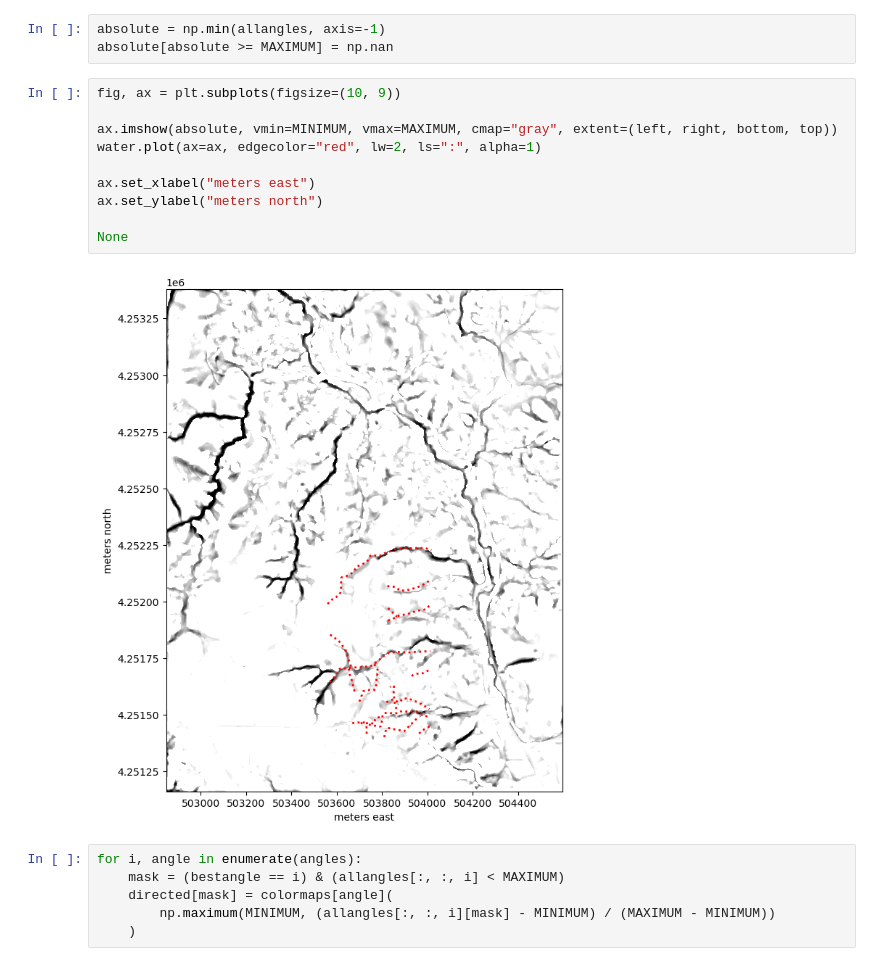
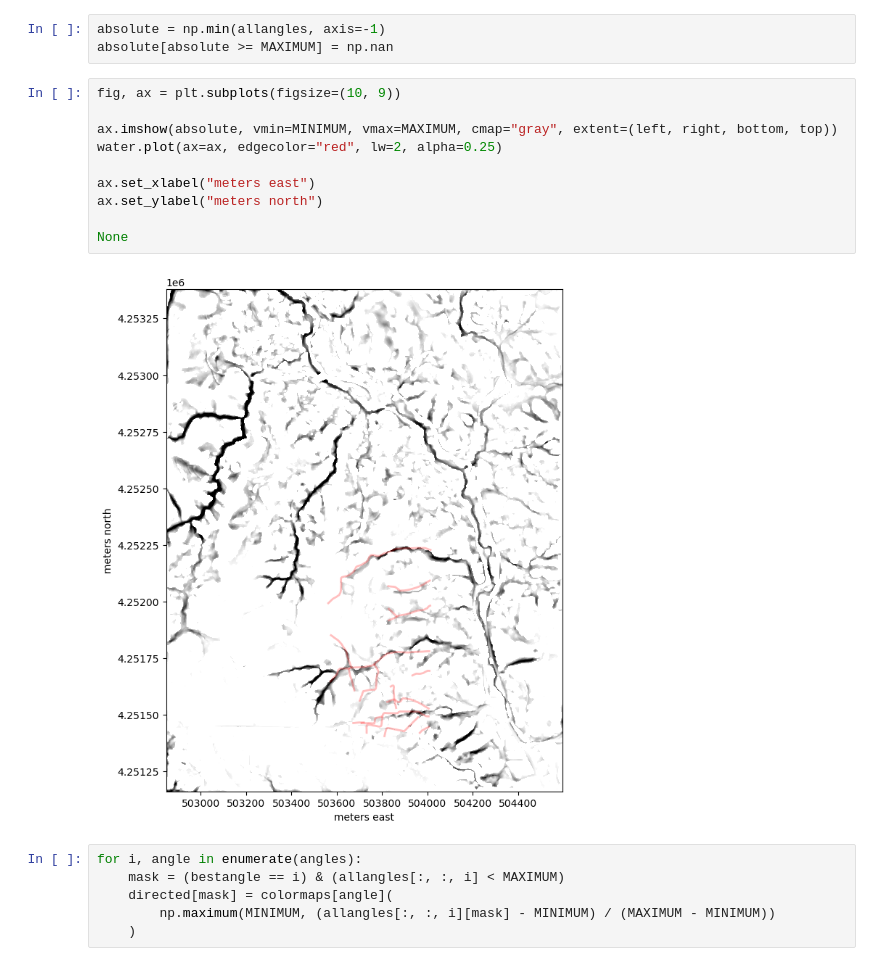
Before and after one commit to dsi-rse/gully-map, a Jupyter notebook: notebooks/convolution-kernels.ipynb, the cells around one changed output. Saved outputs shown, nothing was run; the diff lists cells and outputs as text.

```diff
--- a/notebooks/convolution-kernels.ipynb
+++ b/notebooks/convolution-kernels.ipynb
@@ -157,15 +159,15 @@ absolute[absolute >= MAXIMUM] = np.nan
 # %%
 fig, ax = plt.subplots(figsize=(10, 9))
 
 ax.imshow(absolute, vmin=MINIMUM, vmax=MAXIMUM, cmap="gray", extent=(left, right, bottom, top))
-water.plot(ax=ax, edgecolor="red", lw=2, ls=":", alpha=1)
+water.plot(ax=ax, edgecolor="red", lw=2, alpha=0.25)
 
 ax.set_xlabel("meters east")
 ax.set_ylabel("meters north")
 
 None
 # %% [output]
-[figure, old version]
+[figure, new version]
 # %%
 for i, angle in enumerate(angles):
     mask = (bestangle == i) & (allangles[:, :, i] < MAXIMUM)
```
Also changed, not shown: parts of 4 cells of this notebook.
